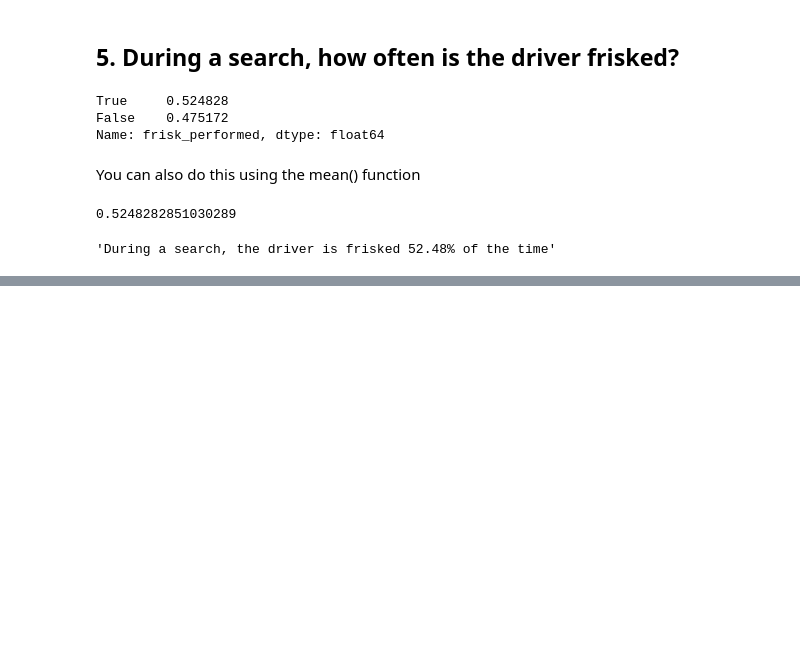
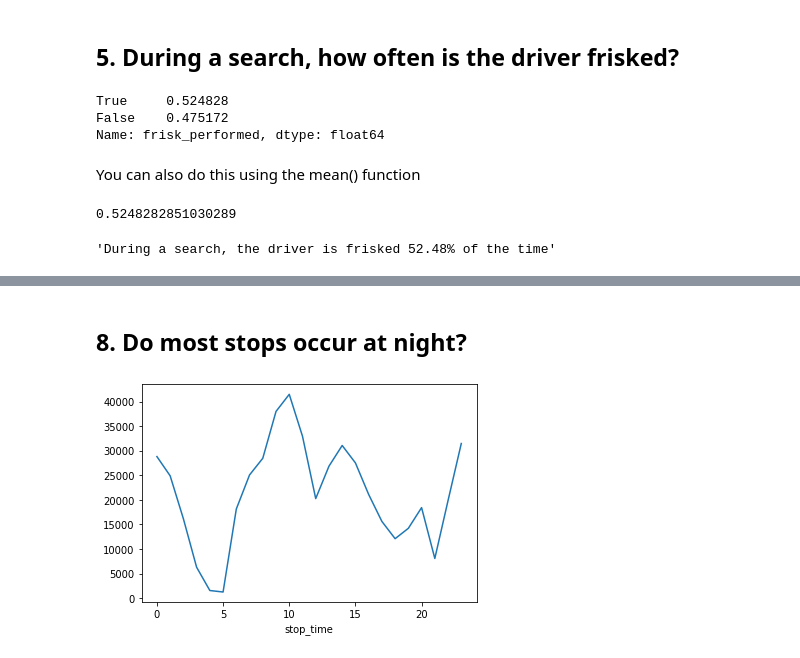
Before and after one commit to samirgadkari/ds, a Jupyter notebook: stanford_open_policing_dataset_analysis_rhode_island.ipynb, the cells around one changed output, grey strips where cells are left out. Saved outputs shown, nothing was run; the diff lists cells and outputs as text; code cells hidden in the pictures; blank space fills up the shorter version.

```diff
--- a/stanford_open_policing_dataset_analysis_rhode_island.ipynb
+++ b/stanford_open_policing_dataset_analysis_rhode_island.ipynb
@@ -80,5 +82,5 @@ array(['contraband_found', 'contraband_drugs', 'contraband_weapons',
        'reason_for_search', 'raw_SearchResultOne', 'raw_SearchResultTwo',
        'raw_SearchResultThree'], dtype=object)
 # %%
-ri.dropna(axis='columns', thresh=threshold, inplace=True)
-ri
+def get_shorter_df(df):
+    return df.dropna(axis='columns', thresh=threshold).copy()
@@ -222,0 +345,9 @@ Name: year, dtype: int64
+# %% [markdown]
+## 8. Do most stops occur at night?
+# %%
+ri_short = get_shorter_df(ri) # Redo this since we removed lots of nulls in 7. above
+ri_short['stop_time'] = pd.to_datetime(ri_short.time)
+ri_short.groupby(ri_short.stop_time.dt.hour) \
+    .type.count().plot();
+# %% [output]
+[figure, added]
```
Also changed, not shown: parts of 38 cells of this notebook.
